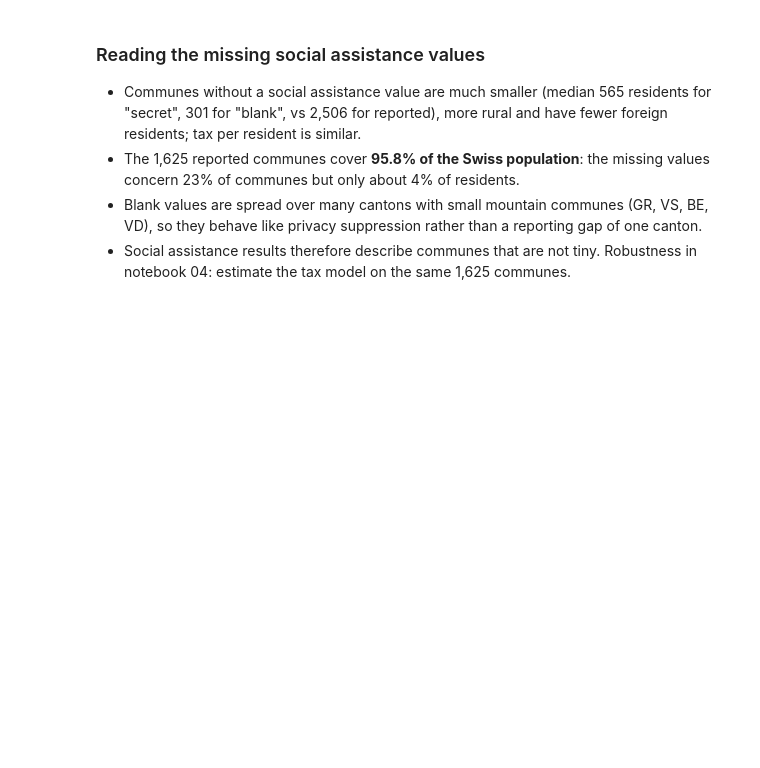
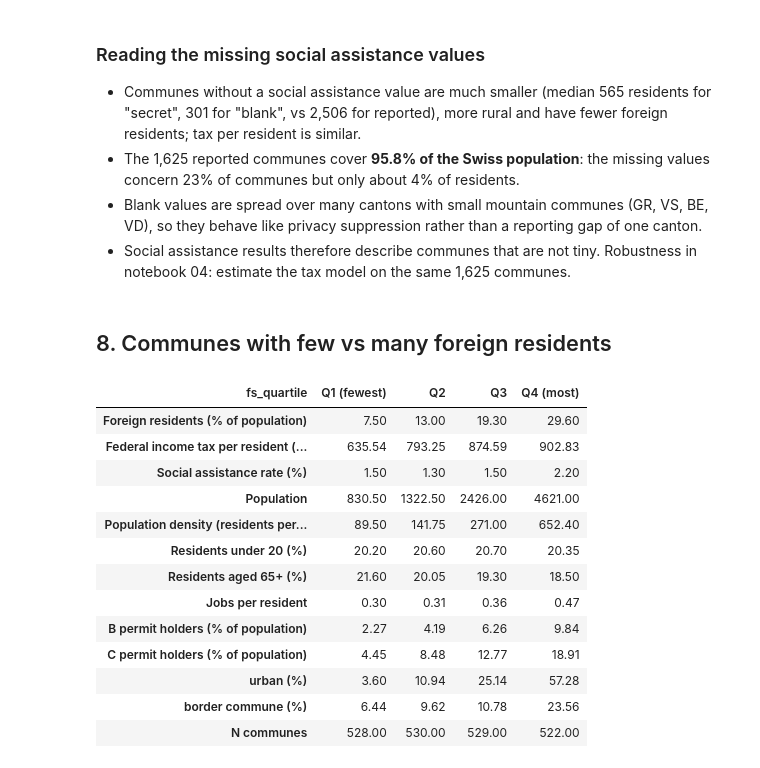
Before and after one commit to bousmarc/ADA-Project, a Jupyter notebook: notebooks/03_descriptive_stats.ipynb, the cells around one changed output. Cells and saved outputs as stored; diff of their text form; code cells hidden in the pictures; blank space fills up the shorter version.

```diff
--- a/notebooks/03_descriptive_stats.ipynb
+++ b/notebooks/03_descriptive_stats.ipynb
@@ -500,3 +500,39 @@ Name: count, dtype: int64
   so they behave like privacy suppression rather than a reporting gap of one canton.
 - Social assistance results therefore describe communes that are not tiny. Robustness
   in notebook 04: estimate the tax model on the same 1,625 communes.
+# %% [markdown]
+## 8. Communes with few vs many foreign residents
+# %%
+# Split communes into four equal-sized groups by foreign share
+df["fs_quartile"] = pd.qcut(df["foreign_share"], q=4,
+                            labels=["Q1 (fewest)", "Q2", "Q3", "Q4 (most)"])
+
+compare_vars = ["foreign_share", "tax_per_capita", "sa_rate", "population", "density",
+                "share_under20", "share_65plus", "jobs_per_capita", "share_B", "share_C"]
+
+groups = df.groupby("fs_quartile", observed=True)
+
+# Medians, not means: tax and population are very skewed (chunk 4)
+table2 = groups[compare_vars].median()
+table2["urban (%)"] = groups["urban_rural"].apply(lambda s: (s == "urban").mean() * 100)
+table2["border commune (%)"] = groups["border_commune"].mean() * 100
+table2["N communes"] = groups.size()
+
+table2 = table2.T.rename(index=helpers.LABELS).round(2)
+table2.to_csv(OUT / "table2_by_foreign_share_quartile.csv")
+table2
+# %% [output]
+| fs_quartile | Q1 (fewest) | Q2 | Q3 | Q4 (most) |
+| Foreign residents (% of population) | 7.50 | 13.00 | 19.30 | 29.60 |
+| Federal income tax per resident (... | 635.54 | 793.25 | 874.59 | 902.83 |
+| Social assistance rate (%) | 1.50 | 1.30 | 1.50 | 2.20 |
+| Population | 830.50 | 1322.50 | 2426.00 | 4621.00 |
+| Population density (residents per... | 89.50 | 141.75 | 271.00 | 652.40 |
+| Residents under 20 (%) | 20.20 | 20.60 | 20.70 | 20.35 |
+| Residents aged 65+ (%) | 21.60 | 20.05 | 19.30 | 18.50 |
+| Jobs per resident | 0.30 | 0.31 | 0.36 | 0.47 |
+| B permit holders (% of population) | 2.27 | 4.19 | 6.26 | 9.84 |
+| C permit holders (% of population) | 4.45 | 8.48 | 12.77 | 18.91 |
+| urban (%) | 3.60 | 10.94 | 25.14 | 57.28 |
+| border commune (%) | 6.44 | 9.62 | 10.78 | 23.56 |
+| N communes | 528.00 | 530.00 | 529.00 | 522.00 |
```
Also changed, not shown: parts of 10 cells of this notebook.
